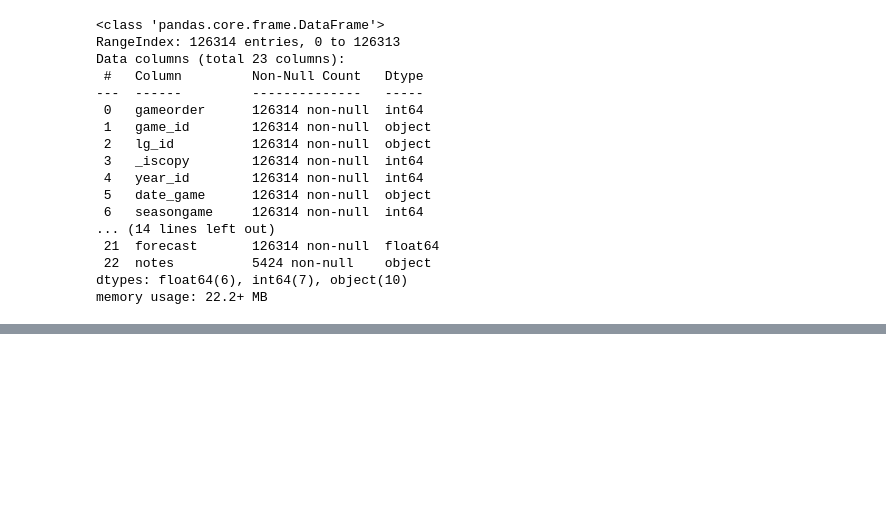
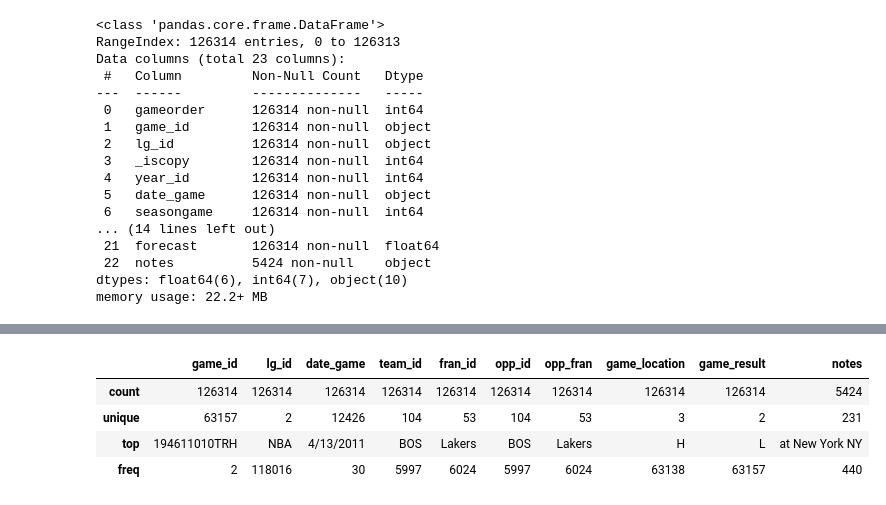
Before and after one commit to John522001/PythonLearning, a Jupyter notebook: DataAnalysis_Python.ipynb, the cells around one changed output, grey strips where cells are left out. Cells and saved outputs as stored; diff of their text form; code cells hidden in the pictures; blank space fills up the shorter version.

```diff
--- a/DataAnalysis_Python.ipynb
+++ b/DataAnalysis_Python.ipynb
@@ -175,3 +176,11 @@ nba.describe()
 | 50% | 31579.000000 | 0.500000 | 1990.000000 | 43.000000 | 0.000000 | 103.000000 | 1500.945550 | 1500.954400 | 42.113357 | 103.000000 | ... |
 | 75% | 47368.000000 | 1.000000 | 2003.000000 | 65.000000 | 0.000000 | 112.000000 | 1576.060000 | 1576.291625 | 49.635328 | 112.000000 | ... |
 | max | 63157.000000 | 1.000000 | 2015.000000 | 108.000000 | 1.000000 | 186.000000 | 1853.104500 | 1853.104500 | 71.112038 | 186.000000 | ... |
+# %%
+nba.describe(include=object)
+# %% [output]
+|  | game_id | lg_id | date_game | team_id | fran_id | opp_id | opp_fran | game_location | game_result | notes |
+| count | 126314 | 126314 | 126314 | 126314 | 126314 | 126314 | 126314 | 126314 | 126314 | 5424 |
+| unique | 63157 | 2 | 12426 | 104 | 53 | 104 | 53 | 3 | 2 | 231 |
+| top | 194611010TRH | NBA | 4/13/2011 | BOS | Lakers | BOS | Lakers | H | L | at New York NY |
+| freq | 2 | 118016 | 30 | 5997 | 6024 | 5997 | 6024 | 63138 | 63157 | 440 |
```
Also changed, not shown: parts of 7 cells of this notebook.
